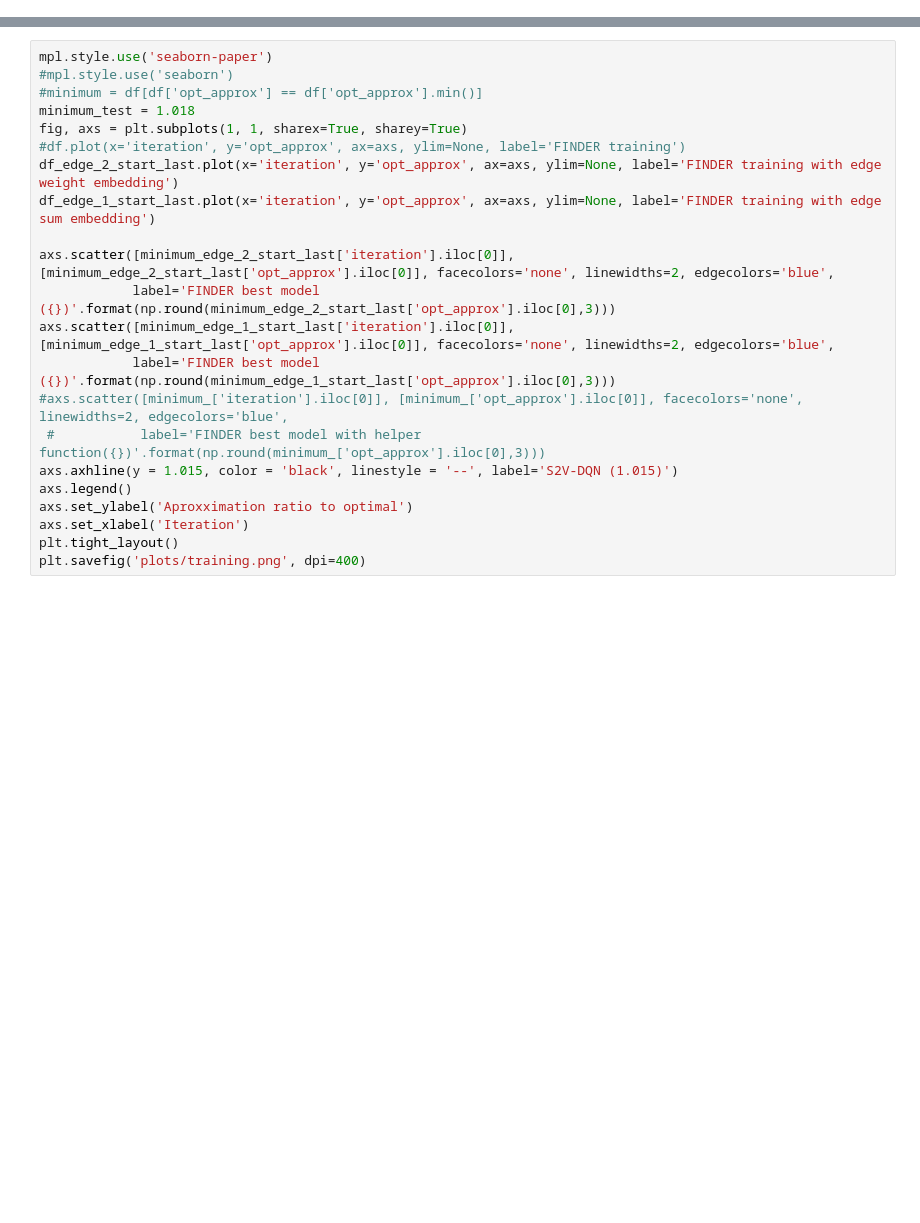
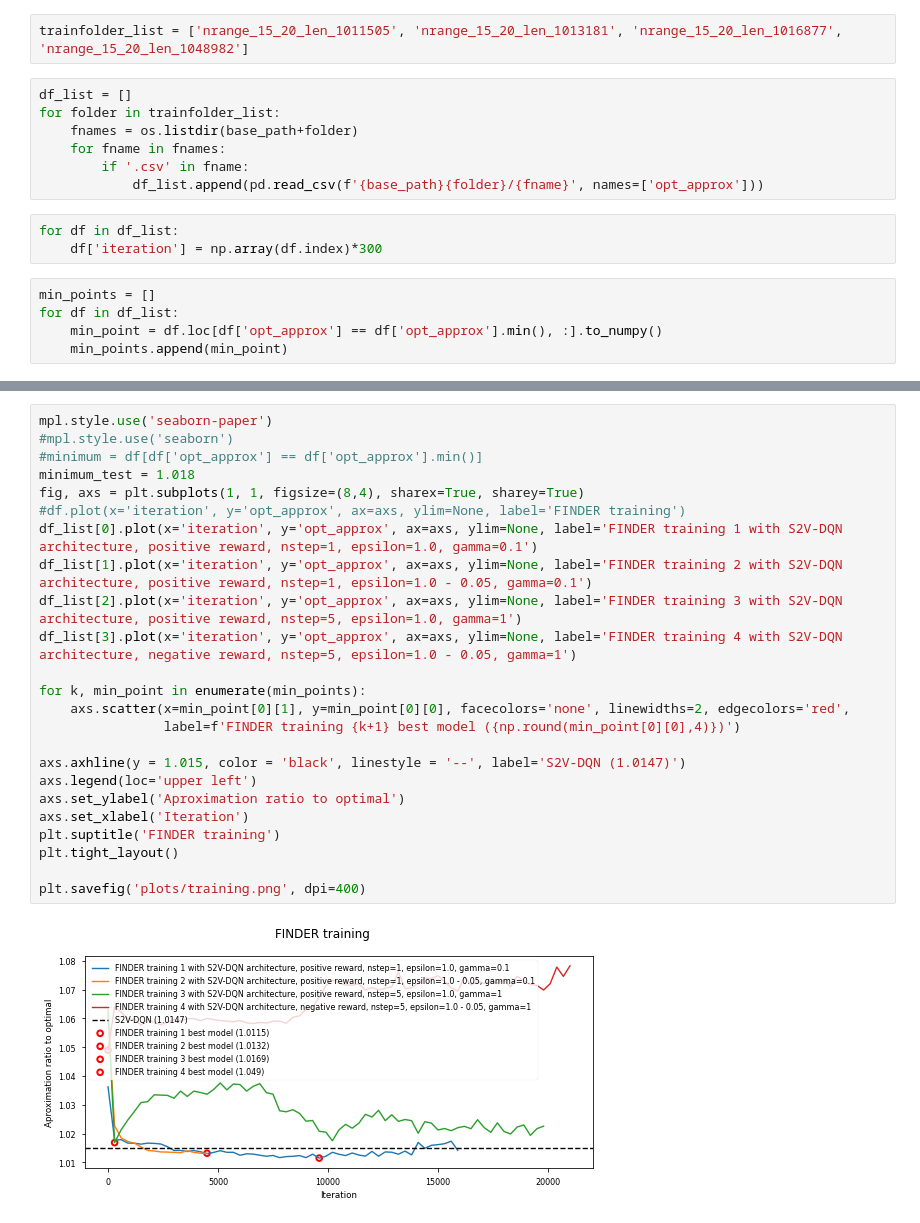
Before and after one commit to dschaub95/FINDER-TSP, a Jupyter notebook: training_evaluation.ipynb, the cells around one changed output, grey strips where cells are left out. Cells and saved outputs as stored; diff of their text form; blank space fills up the shorter version.

```diff
--- a/training_evaluation.ipynb
+++ b/training_evaluation.ipynb
@@ -24,0 +11,17 @@ minimum_edge_1_start_last = df_edge_1_start_last[df_edge_1_start_last['opt_appro
+# %%
+trainfolder_list = ['nrange_15_20_len_1011505', 'nrange_15_20_len_1013181', 'nrange_15_20_len_1016877', 'nrange_15_20_len_1048982']
+# %%
+df_list = []
+for folder in trainfolder_list:
+    fnames = os.listdir(base_path+folder)
+    for fname in fnames:
+        if '.csv' in fname:
+            df_list.append(pd.read_csv(f'{base_path}{folder}/{fname}', names=['opt_approx']))
+# %%
+for df in df_list:
+    df['iteration'] = np.array(df.index)*300
+# %%
+min_points = []
+for df in df_list:
+    min_point = df.loc[df['opt_approx'] == df['opt_approx'].min(), :].to_numpy()
+    min_points.append(min_point)
@@ -25,22 +32,26 @@ minimum_edge_1_start_last = df_edge_1_start_last[df_edge_1_start_last['opt_appro
 # %%
 mpl.style.use('seaborn-paper')
 #mpl.style.use('seaborn')
 #minimum = df[df['opt_approx'] == df['opt_approx'].min()]
 minimum_test = 1.018
-fig, axs = plt.subplots(1, 1, sharex=True, sharey=True)
+fig, axs = plt.subplots(1, 1, figsize=(8,4), sharex=True, sharey=True)
 #df.plot(x='iteration', y='opt_approx', ax=axs, ylim=None, label='FINDER training')
-df_edge_2_start_last.plot(x='iteration', y='opt_approx', ax=axs, ylim=None, label='FINDER training with edge weight embedding')
-df_edge_1_start_last.plot(x='iteration', y='opt_approx', ax=axs, ylim=None, label='FINDER training with edge sum embedding')
+df_list[0].plot(x='iteration', y='opt_approx', ax=axs, ylim=None, label='FINDER training 1 with S2V-DQN architecture, positive reward, nstep=1, epsilon=1.0, gamma=0.1')
+df_list[1].plot(x='iteration', y='opt_approx', ax=axs, ylim=None, label='FINDER training 2 with S2V-DQN architecture, positive reward, nstep=1, epsilon=1.0 - 0.05, gamma=0.1')
+df_list[2].plot(x='iteration', y='opt_approx', ax=axs, ylim=None, label='FINDER training 3 with S2V-DQN architecture, positive reward, nstep=5, epsilon=1.0, gamma=1')
+df_list[3].plot(x='iteration', y='opt_approx', ax=axs, ylim=None, label='FINDER training 4 with S2V-DQN architecture, negative reward, nstep=5, epsilon=1.0 - 0.05, gamma=1')
 
-axs.scatter([minimum_edge_2_start_last['iteration'].iloc[0]], [minimum_edge_2_start_last['opt_approx'].iloc[0]], facecolors='none', linewidths=2, edgecolors='blue',
-            label='FINDER best model ({})'.format(np.round(minimum_edge_2_start_last['opt_approx'].iloc[0],3)))
-axs.scatter([minimum_edge_1_start_last['iteration'].iloc[0]], [minimum_edge_1_start_last['opt_approx'].iloc[0]], facecolors='none', linewidths=2, edgecolors='blue',
-            label='FINDER best model ({})'.format(np.round(minimum_edge_1_start_last['opt_approx'].iloc[0],3)))
-#axs.scatter([minimum_['iteration'].iloc[0]], [minimum_['opt_approx'].iloc[0]], facecolors='none', linewidths=2, edgecolors='blue',
- #           label='FINDER best model with helper function({})'.format(np.round(minimum_['opt_approx'].iloc[0],3)))
-axs.axhline(y = 1.015, color = 'black', linestyle = '--', label='S2V-DQN (1.015)')
-axs.legend()
-axs.set_ylabel('Aproxximation ratio to optimal')
+for k, min_point in enumerate(min_points):
+    axs.scatter(x=min_point[0][1], y=min_point[0][0], facecolors='none', linewidths=2, edgecolors='red',
+                label=f'FINDER training {k+1} best model ({np.round(min_point[0][0],4)})')
+
+axs.axhline(y = 1.015, color = 'black', linestyle = '--', label='S2V-DQN (1.0147)')
+axs.legend(loc='upper left')
+axs.set_ylabel('Aproximation ratio to optimal')
 axs.set_xlabel('Iteration')
+plt.suptitle('FINDER training')
 plt.tight_layout()
+
 plt.savefig('plots/training.png', dpi=400)
+# %% [output]
+[figure, added]
```
Also changed, not shown: parts of 7 cells of this notebook, 23 other files.
